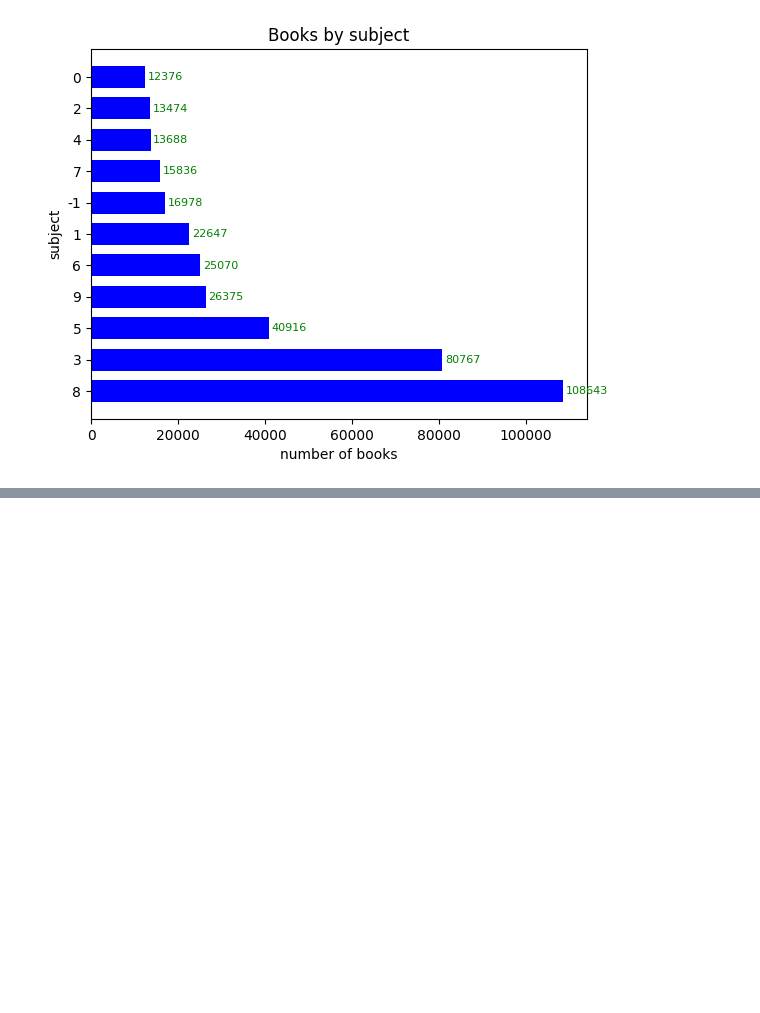
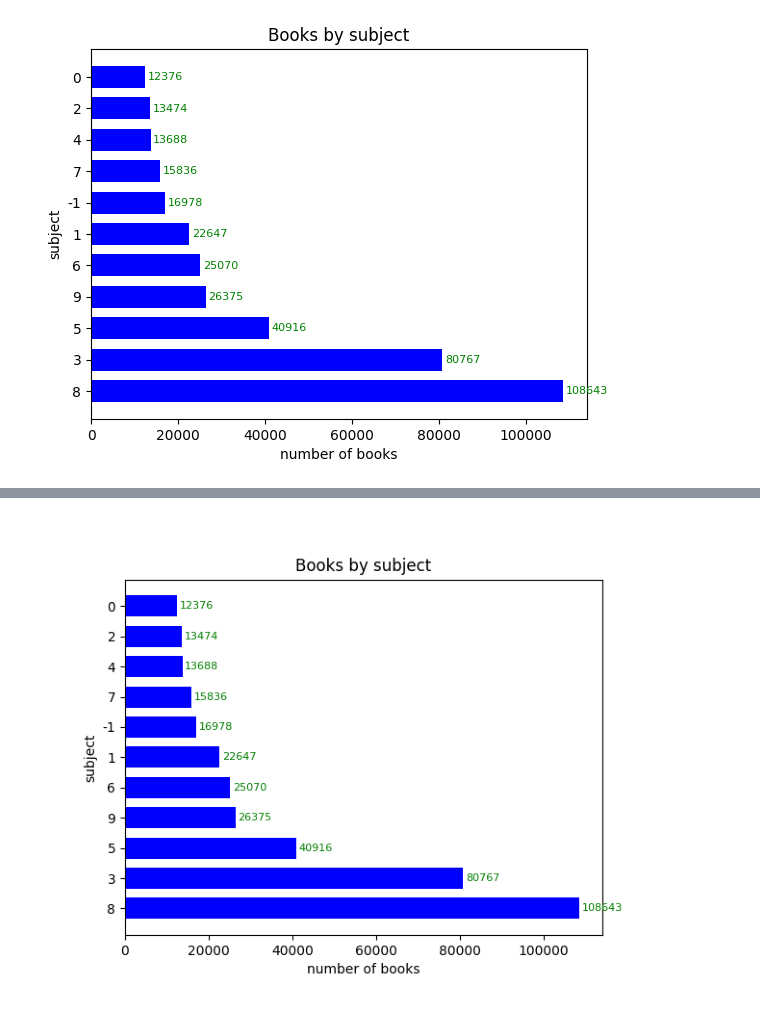
Before and after one commit to hyeonn-06/data_analysis, a Jupyter notebook: ch05_2.ipynb, the cells around one changed output, grey strips where cells are left out. Cells and saved outputs as stored; diff of their text form; code cells hidden in the pictures; blank space fills up the shorter version.

```diff
--- a/ch05_2.ipynb
+++ b/ch05_2.ipynb
@@ -207,0 +279,9 @@ plt.show()
+# %%
+pil_img = Image.open("books_by_subject.png")
+
+plt.figure(figsize=(8,6))
+plt.imshow(pil_img)
+plt.axis("off")
+plt.show()
+# %% [output]
+[figure, added]
```
Also changed, not shown: parts of 9 cells of this notebook.
